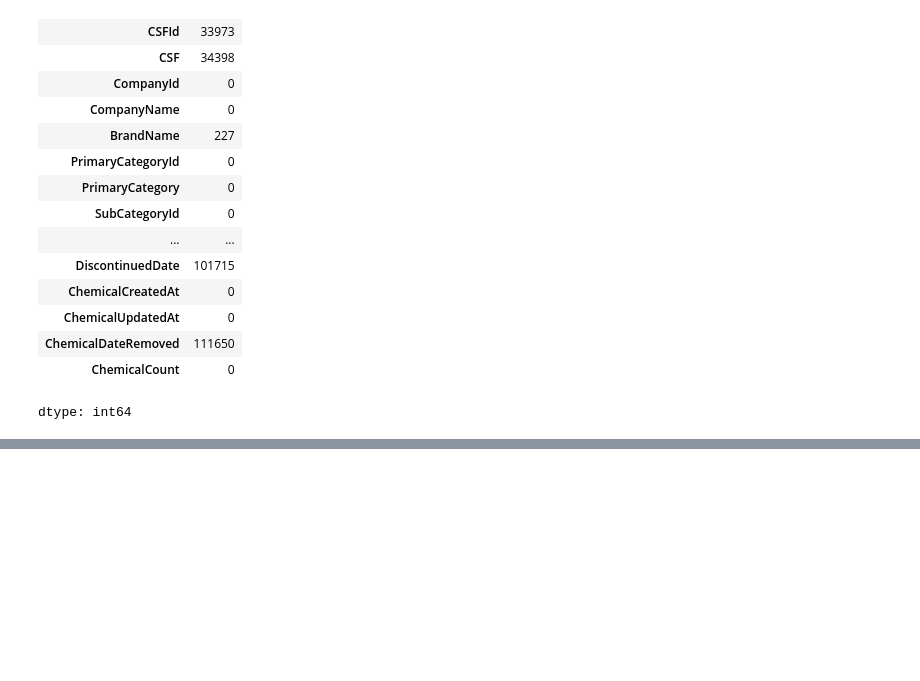
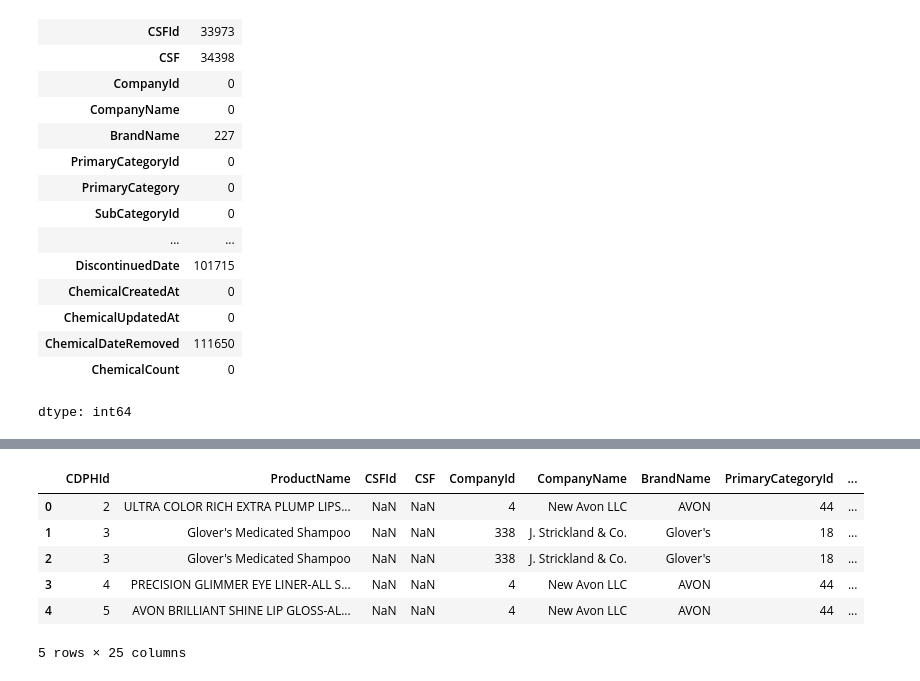
Before and after one commit to jashwanthikaa/Chemicals-in-Cosmetics, a Jupyter notebook: Chemicals_in_Cosmetics.ipynb, the cells around one changed output, grey strips where cells are left out. Drawn from its saved outputs; the diff is of its cells as text; code cells hidden in the pictures; blank space fills up the shorter version.

```diff
--- a/Chemicals_in_Cosmetics.ipynb
+++ b/Chemicals_in_Cosmetics.ipynb
@@ -121,3 +121,35 @@ Missing values in Chemicals Data:
 | ChemicalDateRemoved | 111650 |
 | ChemicalCount | 0 |
 dtype: int64
+# %%
+# 2. Data Cleaning and Transformation
+# Handling Missing Values
+def handle_missing_values(df, strategy_dict):
+    """Handles missing values in a DataFrame based on the given strategy."""
+    for column, strategy in strategy_dict.items():
+        if strategy == 'median':              # Using median for numerical data ensures robustness against outliers
+            df[column] = df[column].fillna(df[column].median())
+        elif strategy == 'placeholder':
+            df[column] = df[column].fillna('Unknown')   # Using 'Unknown' for categorical data preserves interpretability
+    return df
+
+chemicals_df = handle_missing_values(chemicals_df, {
+    'ChemicalCount': 'median',
+    'ProductName': 'placeholder'
+})
+
+# Merging Datasets
+def merge_datasets(chemicals, categories):
+    """Merges chemicals and categories datasets on the shared key."""
+    merged = pd.merge(chemicals, categories, how='left', left_on='PrimaryCategory', right_on='Primary Category')
+    return merged
+
+merged_data = merge_datasets(chemicals_df, categories_df)
+
+# Remove Duplicates
+def remove_duplicates(df):
+    """Removes duplicate rows from the DataFrame."""
+    return df.drop_duplicates()
+
+merged_data = remove_duplicates(merged_data)
+merged_data
@@ -123,0 +170,16 @@ dtype: int64
+# %%
+# Add chemical count per category
+chemical_count_per_category = merged_data.groupby('PrimaryCategory')['ChemicalName'].count().reset_index()
+chemical_count_per_category.rename(columns={'ChemicalName': 'ChemicalCount'}, inplace=True)
+merged_data = pd.merge(merged_data, chemical_count_per_category, how='left', on='PrimaryCategory')
+
+# Display the first few rows
+merged_data.head()
+# %% [output]
+|  | CDPHId | ProductName | CSFId | CSF | CompanyId | CompanyName | BrandName | PrimaryCategoryId | ... |
+| 0 | 2 | ULTRA COLOR RICH EXTRA PLUMP LIPS... | NaN | NaN | 4 | New Avon LLC | AVON | 44 | ... |
+| 1 | 3 | Glover's Medicated Shampoo | NaN | NaN | 338 | J. Strickland & Co. | Glover's | 18 | ... |
+| 2 | 3 | Glover's Medicated Shampoo | NaN | NaN | 338 | J. Strickland & Co. | Glover's | 18 | ... |
+| 3 | 4 | PRECISION GLIMMER EYE LINER-ALL S... | NaN | NaN | 4 | New Avon LLC | AVON | 44 | ... |
+| 4 | 5 | AVON BRILLIANT SHINE LIP GLOSS-AL... | NaN | NaN | 4 | New Avon LLC | AVON | 44 | ... |
+5 rows × 25 columns
```
Also changed, not shown: parts of 2 cells of this notebook.
